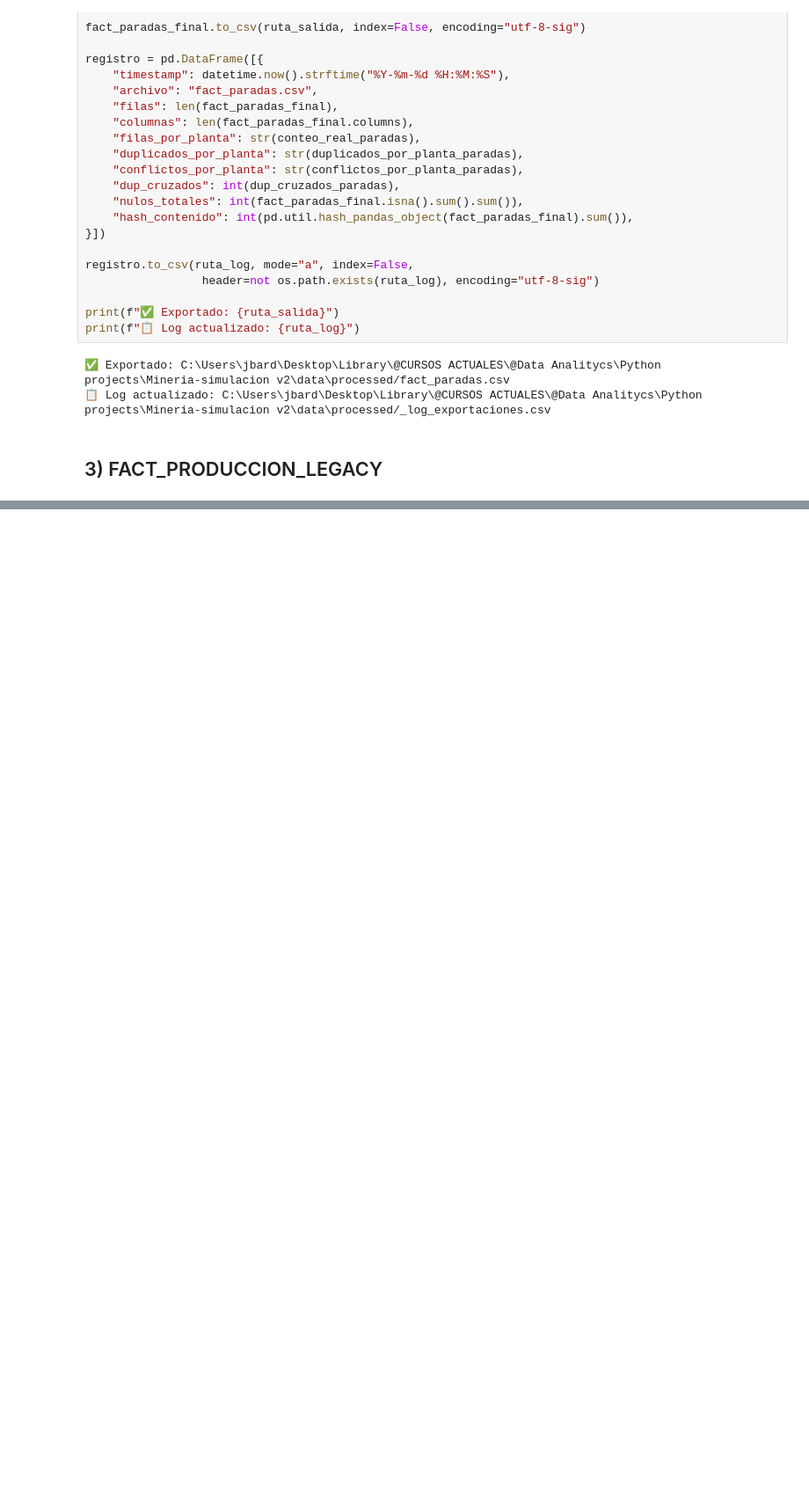
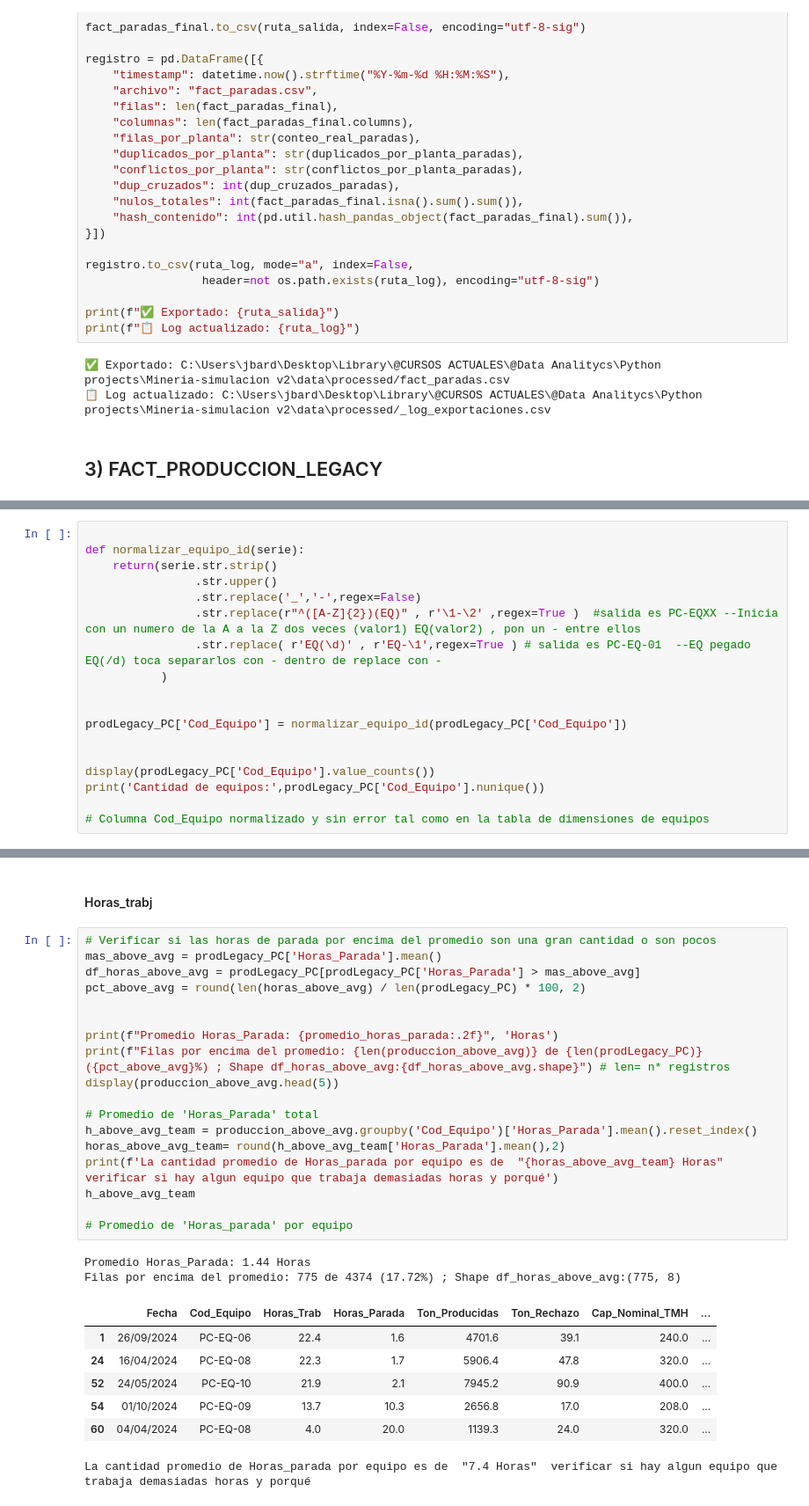
Before and after one commit to josue789a/Mineria-simulacion-v2, a Jupyter notebook: notebooks/Exploracion1.ipynb, the cells around one changed output, grey strips where cells are left out. Shown at 88% size. Drawn from its saved outputs; the diff is of its cells as text; blank space fills up the shorter version.

```diff
--- a/notebooks/Exploracion1.ipynb
+++ b/notebooks/Exploracion1.ipynb
@@ -783,0 +851,18 @@ Columnas: 8
+# %%
+
+def normalizar_equipo_id(serie):
+    return(serie.str.strip()
+                .str.upper()
+                .str.replace('_','-',regex=False)
+                .str.replace(r"^([A-Z]{2})(EQ)" , r'\1-\2' ,regex=True )  #salida es PC-EQXX --Inicia con un numero de la A a la Z dos veces (valor1) EQ(valor2) , pon un - entre ellos
+                .str.replace( r'EQ(\d)' , r'EQ-\1',regex=True ) # salida es PC-EQ-01  --EQ pegado EQ(/d) toca separarlos con - dentro de replace con -
+           )
+
+
+prodLegacy_PC['Cod_Equipo'] = normalizar_equipo_id(prodLegacy_PC['Cod_Equipo'])
+
+
+display(prodLegacy_PC['Cod_Equipo'].value_counts())
+print('Cantidad de equipos:',prodLegacy_PC['Cod_Equipo'].nunique())
+
+# Columna Cod_Equipo normalizado y sin error tal como en la tabla de dimensiones de equipos
@@ -783,0 +883,30 @@ Columnas: 8
+# %% [markdown]
+#### Horas_trabj
+# %%
+# Verificar si las horas de parada por encima del promedio son una gran cantidad o son pocos
+mas_above_avg = prodLegacy_PC['Horas_Parada'].mean()
+df_horas_above_avg = prodLegacy_PC[prodLegacy_PC['Horas_Parada'] > mas_above_avg]
+pct_above_avg = round(len(horas_above_avg) / len(prodLegacy_PC) * 100, 2)
+
+
+print(f"Promedio Horas_Parada: {promedio_horas_parada:.2f}", 'Horas')
+print(f"Filas por encima del promedio: {len(produccion_above_avg)} de {len(prodLegacy_PC)} ({pct_above_avg}%) ; Shape df_horas_above_avg:{df_horas_above_avg.shape}") # len= n* registros
+display(produccion_above_avg.head(5))
+
+# Promedio de 'Horas_Parada' total
+h_above_avg_team = produccion_above_avg.groupby('Cod_Equipo')['Horas_Parada'].mean().reset_index()
+horas_above_avg_team= round(h_above_avg_team['Horas_Parada'].mean(),2)
+print(f'La cantidad promedio de Horas_parada por equipo es de  "{horas_above_avg_team} Horas"  verificar si hay algun equipo que trabaja demasiadas horas y porqué')
+h_above_avg_team
+
+# Promedio de 'Horas_parada' por equipo
+# %% [output]
+Promedio Horas_Parada: 1.44 Horas
+Filas por encima del promedio: 775 de 4374 (17.72%) ; Shape df_horas_above_avg:(775, 8)
+|  | Fecha | Cod_Equipo | Horas_Trab | Horas_Parada | Ton_Producidas | Ton_Rechazo | Cap_Nominal_TMH | ... |
+| 1 | 26/09/2024 | PC-EQ-06 | 22.4 | 1.6 | 4701.6 | 39.1 | 240.0 | ... |
+| 24 | 16/04/2024 | PC-EQ-08 | 22.3 | 1.7 | 5906.4 | 47.8 | 320.0 | ... |
+| 52 | 24/05/2024 | PC-EQ-10 | 21.9 | 2.1 | 7945.2 | 90.9 | 400.0 | ... |
+| 54 | 01/10/2024 | PC-EQ-09 | 13.7 | 10.3 | 2656.8 | 17.0 | 208.0 | ... |
+| 60 | 04/04/2024 | PC-EQ-08 | 4.0 | 20.0 | 1139.3 | 24.0 | 320.0 | ... |
+La cantidad promedio de Horas_parada por equipo es de  "7.4 Horas"  verificar si hay algun equipo que trabaja demasiadas horas y porqué
```
Also changed, not shown: parts of 6 cells of this notebook.
